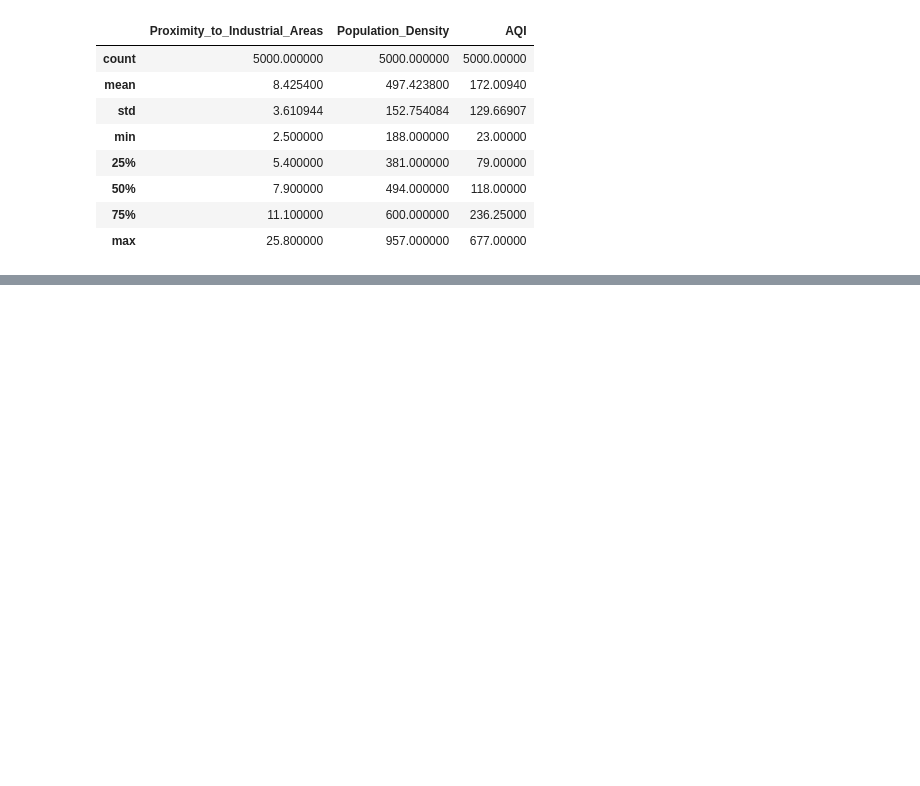
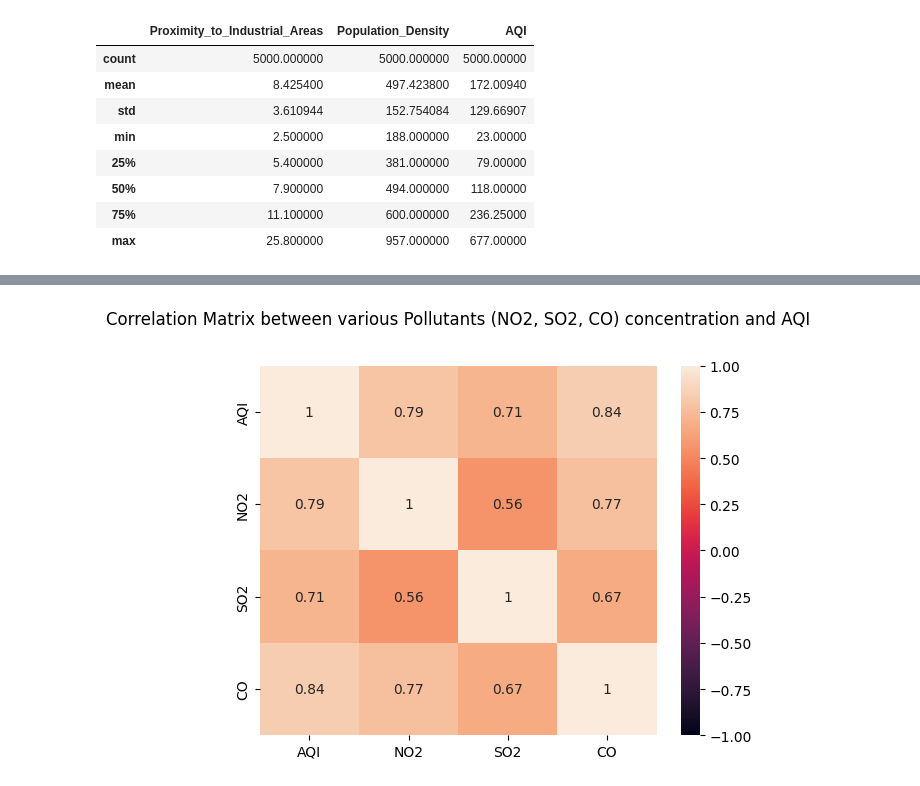
Before and after one commit to Alpharius397/QA-IA, a Jupyter notebook: qa.ipynb, the cells around one changed output, grey strips where cells are left out. Drawn from its saved outputs; the diff is of its cells as text; code cells hidden in the pictures; blank space fills up the shorter version.

```diff
--- a/qa.ipynb
+++ b/qa.ipynb
@@ -90,0 +119,9 @@ plt.show()
+# %%
+correlation = AQI[['AQI','NO2','SO2','CO']].corr()
+
+axis_corr = sns.heatmap(correlation, vmin=-1.0, vmax=1.0, annot=True,)
+
+plt.title("Correlation Matrix between various Pollutants (NO2, SO2, CO) concentration and AQI", pad=30)
+plt.show()
+# %% [output]
+[figure, added]
```
Also changed, not shown: parts of 5 cells of this notebook.
